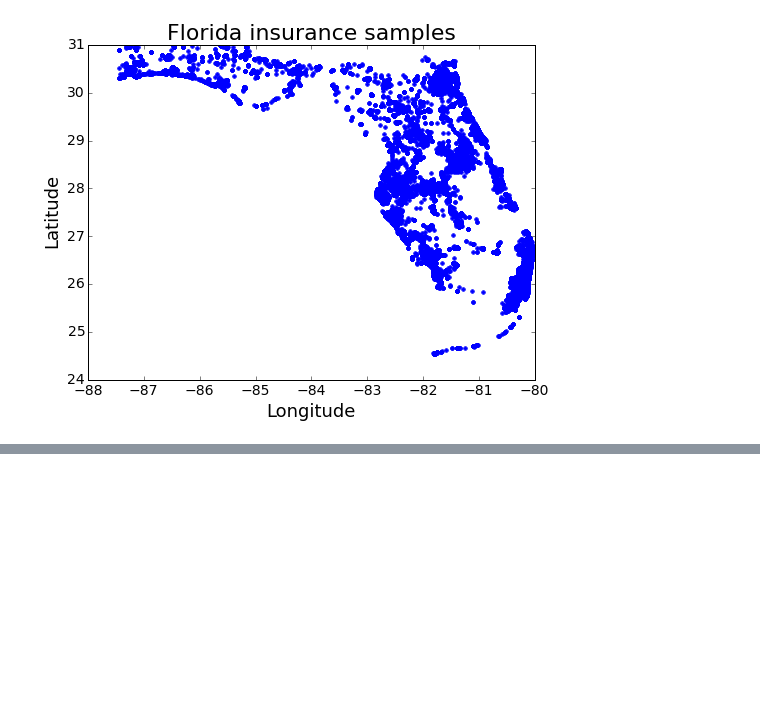
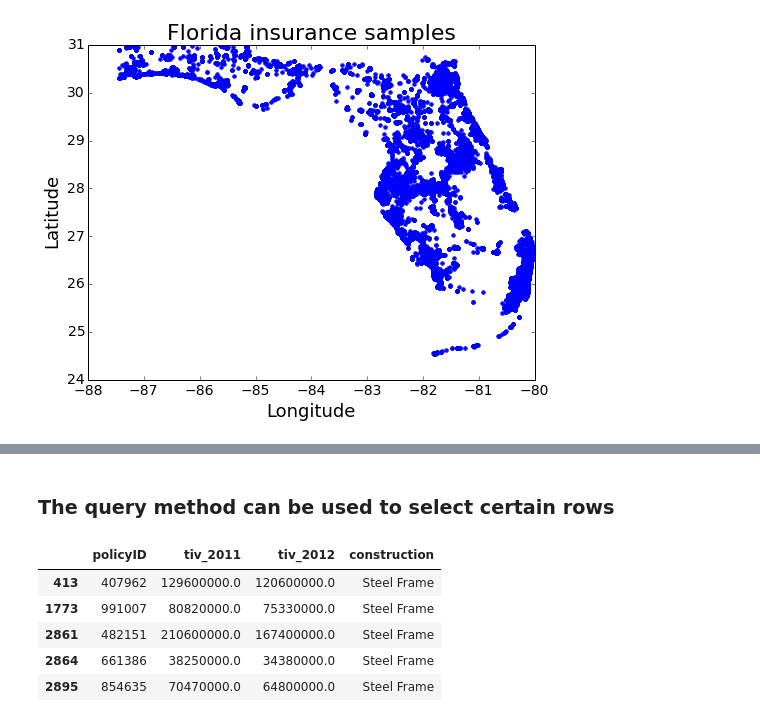
Before and after one commit to jhalverson/data_science, a Jupyter notebook: sql_mysql/pandas_sql_comparison.ipynb, the cells around one changed output, grey strips where cells are left out. Cells and saved outputs as stored; diff of their text form; code cells hidden in the pictures; blank space fills up the shorter version.

```diff
--- a/sql_mysql/pandas_sql_comparison.ipynb
+++ b/sql_mysql/pandas_sql_comparison.ipynb
@@ -96,0 +160,11 @@ Name: county, dtype: int64
+# %% [markdown]
+### The query method can be used to select certain rows
+# %%
+df[['policyID', 'tiv_2011', 'tiv_2012', 'construction']].query('tiv_2011 > tiv_2012 and construction == \'Steel Frame\'').head()
+# %% [output]
+|  | policyID | tiv_2011 | tiv_2012 | construction |
+| 413 | 407962 | 129600000.0 | 120600000.0 | Steel Frame |
+| 1773 | 991007 | 80820000.0 | 75330000.0 | Steel Frame |
+| 2861 | 482151 | 210600000.0 | 167400000.0 | Steel Frame |
+| 2864 | 661386 | 38250000.0 | 34380000.0 | Steel Frame |
+| 2895 | 854635 | 70470000.0 | 64800000.0 | Steel Frame |
```
Also changed, not shown: parts of 13 cells of this notebook, 1 other file.
